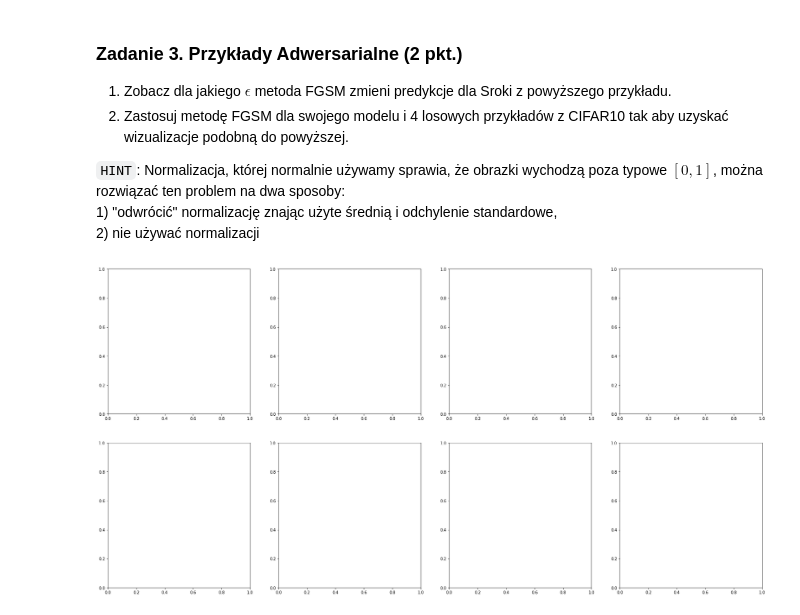
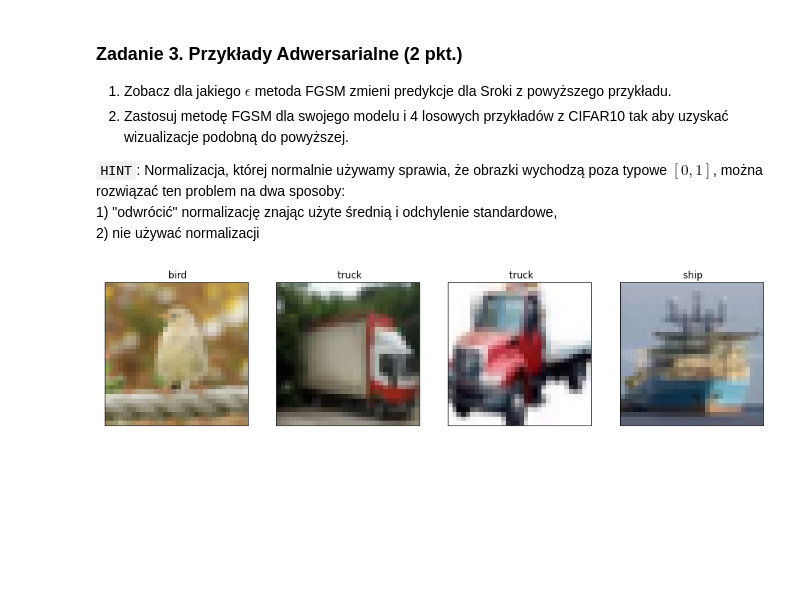
Before and after one commit to GrayMan124/Nauczanie_maszynowe, a Jupyter notebook: 09_image_classification.ipynb, the cells around one changed output. Cells and saved outputs as stored; diff of their text form; code cells hidden in the pictures; blank space fills up the shorter version.

```diff
--- a/09_image_classification.ipynb
+++ b/09_image_classification.ipynb
@@ -121,10 +121,10 @@ Files already downloaded and verified
 # %%
 
 # tutaj zaimplementuj pętle uczenia ze wszystkimi potrzebnymi hiperparametrami
-model=myNeuralNetwork()
+my_model=myNeuralNetwork()
 
 device=torch.device("cuda:0" if torch.cuda.is_available else "cpu")
-model.to(device)
+my_model.to(device)
 
 epoch=18 #po okolo 15-18 epokach model sie overfittowal, stad 18 epok
 loss_fn=torch.nn.CrossEntropyLoss()
@@ -132,11 +132,11 @@ history_train_loss=[]
 history_train_acc=[]
 history_test_loss=[]
 history_test_acc=[]
-optimizer=torch.optim.Adam(model.parameters(),lr=0.005)
+optimizer=torch.optim.Adam(my_model.parameters(),lr=0.005)
 
 #petla uczenia
 for e in range(1,epoch+1):
-  model.train()
+  my_model.train()
   train_losses=[]
   train_acc=[]
 
@@ -147,7 +147,7 @@ for e in range(1,epoch+1):
 
     inputs,labels=data[0].to(device),data[1].to(device)
 
-    outputs=model(inputs)
+    outputs=my_model(inputs)
     loss=loss_fn(outputs,labels)
     loss.backward()
     optimizer.step()
@@ -166,7 +166,7 @@ for e in range(1,epoch+1):
 
   print("Epoch:"+str(e)+" Loss: "+str(train_loss)+" Accuracy: "+str(train_acc))
 
-  model.eval()
+  my_model.eval()
   with torch.no_grad():
     running_test_acc=[]
     running_test_loss=0
@@ -174,7 +174,7 @@ for e in range(1,epoch+1):
     test_size=0
     for i, data in enumerate(test_loader):
       input,label=data[0].to(device),data[1].to(device)
-      output=model(input)
+      output=my_model(input)
 
       test_loss=loss_fn(output,label)
       running_test_loss+=test_loss.item()
@@ -517,19 +517,19 @@ Output hidden; open in https://colab.research.google.com to view.
 # %%
 # tutaj załaduj 4 losowe przykłady ze zbioru testowego, uważaj na normalizacje!
 
 
 dataset = CIFAR10(root='.', train=True, transform=ToTensor())
 loader = DataLoader(dataset, batch_size=4, shuffle=True)
 
 for x, y in loader:
     break
 
-fig, axes = plt.subplots(nrows=2, ncols=4, figsize=(30, 15))
 
-for img, label in zip(x, y):
-    ax.imshow(np.transpose(img, (1, 2, 0)))
-    ax.set_title(f"{dataset.classes[label]}", fontdict={'size': 30})
+fig, axes = plt.subplots(nrows=1, ncols=4, figsize=(15, 15))
+for ax, img,label in zip(axes, x, y ):
+    ax.imshow(np.transpose(img.detach(), (1,2,0)))
+    ax.set_title(f" {dataset.classes[label]}")
     ax.set_xticks([])
     ax.set_yticks([])
 # %% [output]
-[figure, old version]
+[figure, new version]
```
Also changed, not shown: parts of 7 cells of this notebook.
